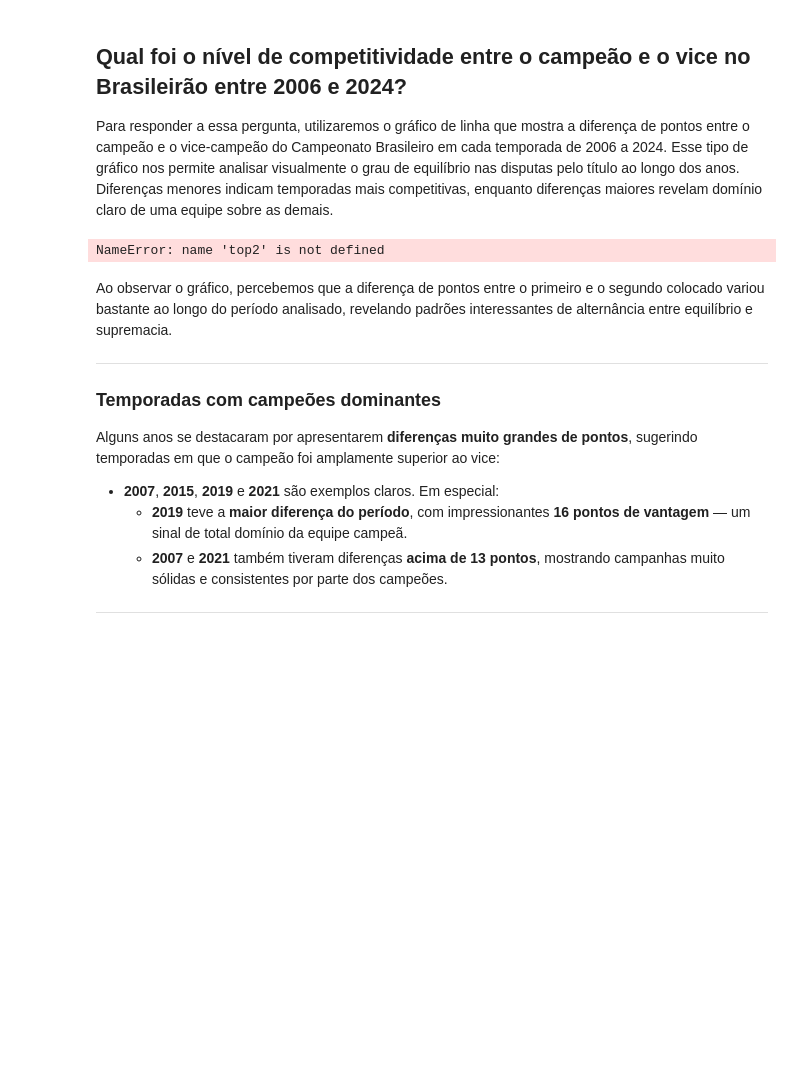
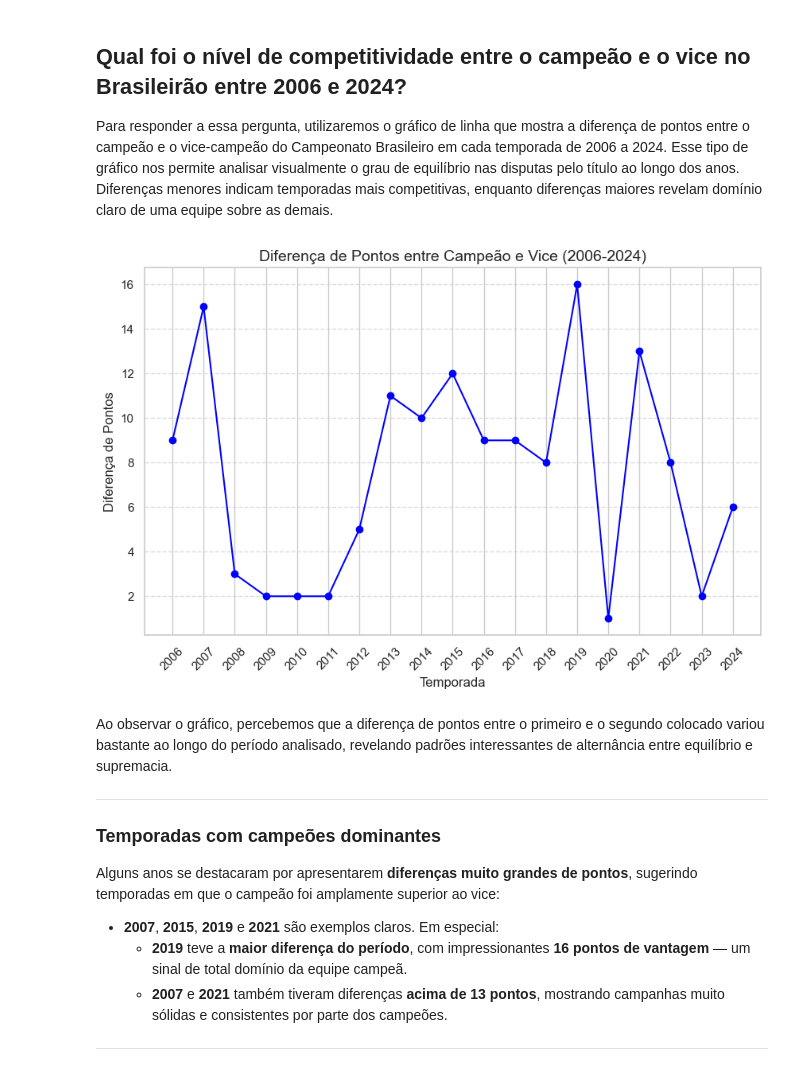
Before and after one commit to Dennynson/data-set-brasileirao, a Jupyter notebook: relatorio.ipynb, the cells around one changed output. Cells and saved outputs as stored; diff of their text form; code cells hidden in the pictures; blank space fills up the shorter version.

```diff
--- a/relatorio.ipynb
+++ b/relatorio.ipynb
@@ -149,23 +149,26 @@ import seaborn as sns
 ## Qual foi o nível de competitividade entre o campeão e o vice no Brasileirão entre 2006 e 2024?
 Para responder a essa pergunta, utilizaremos o gráfico de linha que mostra a diferença de pontos entre o campeão e o vice-campeão do Campeonato Brasileiro em cada temporada de 2006 a 2024. Esse tipo de gráfico nos permite analisar visualmente o grau de equilíbrio nas disputas pelo título ao longo dos anos. Diferenças menores indicam temporadas mais competitivas, enquanto diferenças maiores revelam domínio claro de uma equipe sobre as demais.
 # %%
-# Converter a coluna "Temporada" para string
-top2["Temporada"] = top2["Temporada"].astype(str)
+# Converter a coluna "Temporada" para string no DataFrame original
+df["Temporada"] = df["Temporada"].astype(str)
+
+# Selecionar apenas os dois primeiros colocados de cada temporada
+top2 = df[df["Posicao"] <= 2].copy()
 
 # Calcular a diferença de pontos entre o campeão e o vice
 diferenca_pontos = top2.groupby("Temporada")["Pontos"].diff().dropna().abs()
 
 # Criar o gráfico de linhas
 plt.figure(figsize=(10, 6))
 plt.plot(top2["Temporada"].unique(), diferenca_pontos, marker="o", color="blue")
 plt.title("Diferença de Pontos entre Campeão e Vice (2006-2024)", fontsize=14)
 plt.xlabel("Temporada", fontsize=12)
 plt.ylabel("Diferença de Pontos", fontsize=12)
 plt.grid(axis="y", linestyle="--", alpha=0.7)
 plt.xticks(rotation=45)
 plt.show()
 # %% [output]
-NameError: name 'top2' is not defined
+[figure, added]
 # %% [markdown]
 Ao observar o gráfico, percebemos que a diferença de pontos entre o primeiro e o segundo colocado variou bastante ao longo do período analisado, revelando padrões interessantes de alternância entre equilíbrio e supremacia.
 
```
